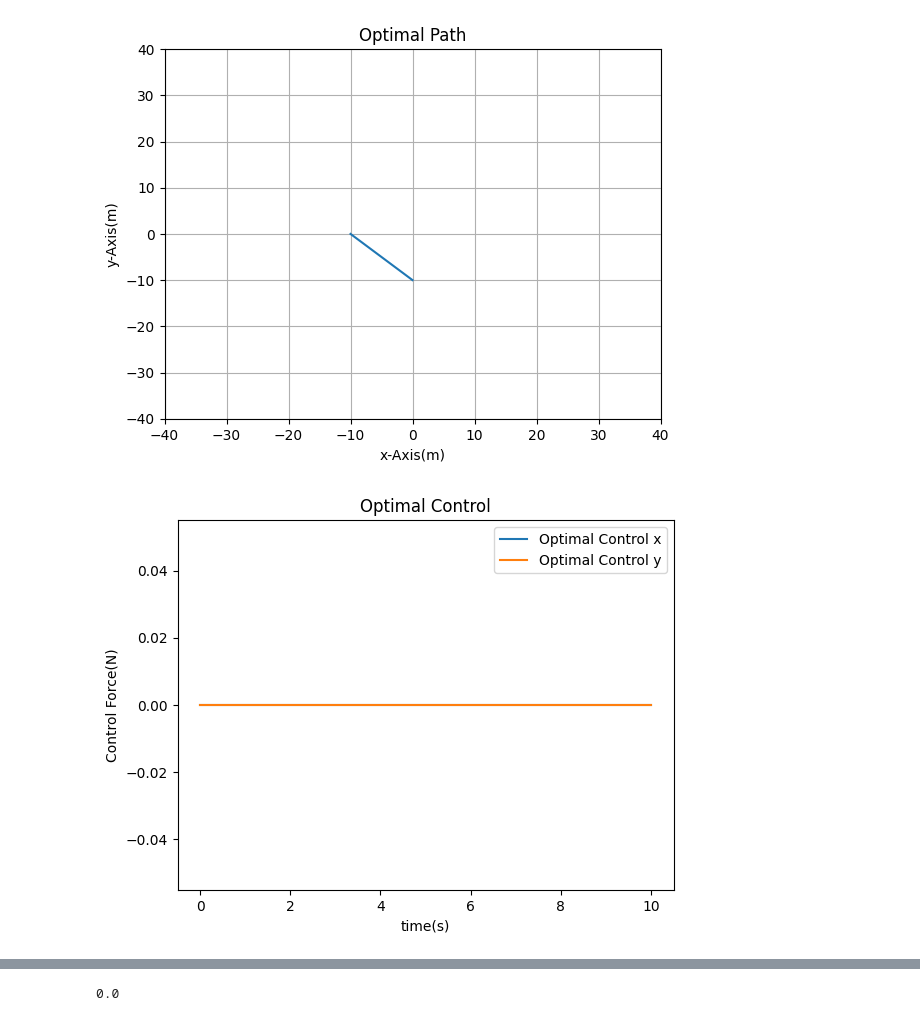
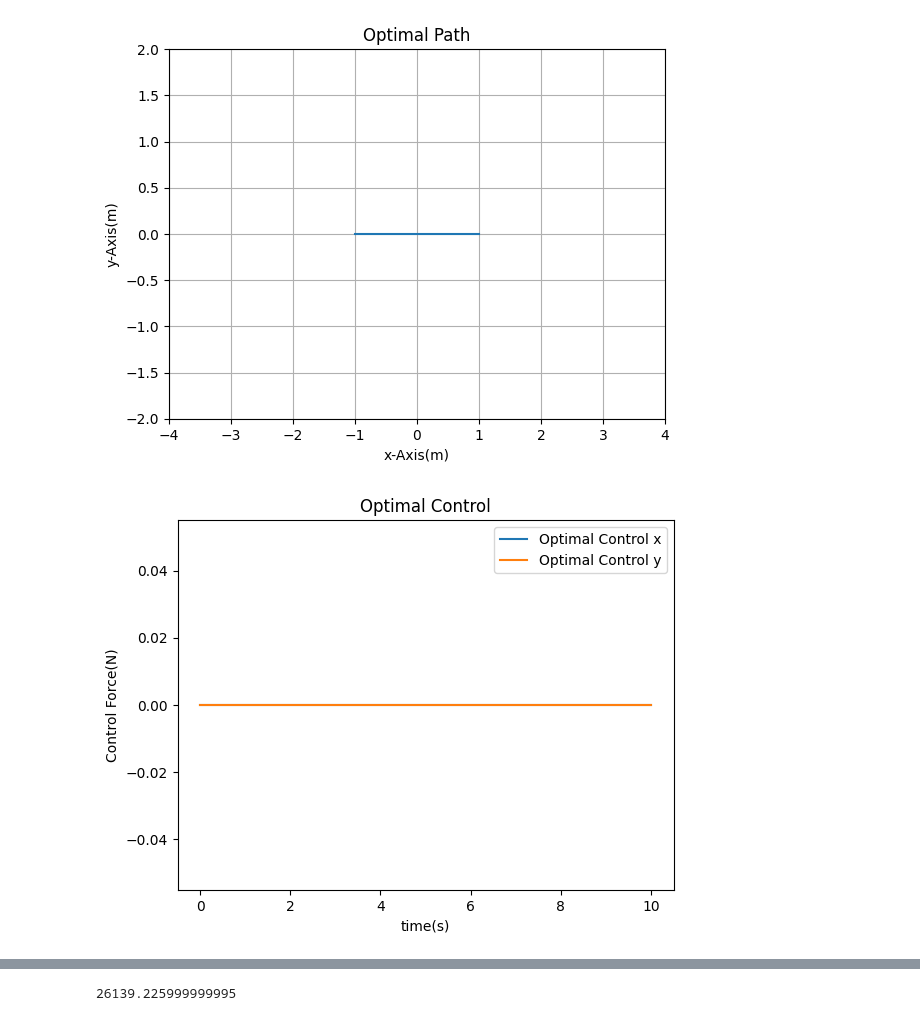
Before and after one commit to NiyiOsinowo/Optimal-Control, a Jupyter notebook: Applications/Trajectory Planning/Particle Trajectory Optimization.ipynb, the cells around one changed output, grey strips where cells are left out. Drawn from its saved outputs; the diff is of its cells as text; code cells hidden in the pictures.

```diff
--- a/Applications/Trajectory Planning/Particle Trajectory Optimization.ipynb
+++ b/Applications/Trajectory Planning/Particle Trajectory Optimization.ipynb
@@ -173,16 +173,17 @@ class ChargeInElectricField(EnforceClassTyping, DirectCollocation):
 
     def objective(self, flattened_trajectory: np.ndarray) -> float:
       position_x, position_y, velocity_x, velocity_y, control_x, control_y = flattened_trajectory.reshape(self.initial_state.size+ np.prod(self.control_dims), self.n_time_steps)
-      # positions= np.stack([position_x, position_y], axis=1)
-      # field_force= self.particle.charge* np.array([self.field.dynamics(position) for position in positions])
+      positions= np.stack([position_x, position_y], axis=1)
+      field_force= np.array([abs(self.field.potential(position)) for position in positions])
       # field_force_x, field_force_y= field_force.T
       # work= sum((field_force_x**2 +field_force_y**2)/2)
       # effort= 0.0
       # for t in range(self.n_time_steps-1):
       #   effort -= (self.time_increment/2)* ((control_x[t]**2 +control_y[t]**2+ control_x[t+1]**2 +control_y[t+1]**2))
-      effort= sum((control_x**2 +control_y**2))/2
-      distance= (sum((velocity_x**2 +velocity_y**2))*self.time_increment)/2
-      return distance
+      # effort= sum((control_x**2))/2 +sum((control_y**2))/2
+      effort= sum(field_force)
+      # distance= (sum((velocity_x**2 +velocity_y**2))*self.time_increment)/2
+      return effort
 
     def state_dynamics(self, state: np.ndarray, time: float, control: np.ndarray):
       """
@@ -229,8 +230,7 @@ class ChargeInElectricField(EnforceClassTyping, DirectCollocation):
                                      method='SLSQP',
                                      bounds=self.bounds,
                                      constraints=({'type': 'eq', 'fun': self.dynamics_constraint},
-                                                  {'type': 'eq', 'fun': self.boundary_constraints}),
-                                                  tol=1e-19)
+                                                  {'type': 'eq', 'fun': self.boundary_constraints}))
         self.optimal_trajectory= solution.x
 
     def plot_trajectory(self, flattened_trajectory: np.ndarray= None):
@@ -239,8 +239,8 @@ class ChargeInElectricField(EnforceClassTyping, DirectCollocation):
       position_x, position_y, velocity_x, velocity_y, control_x, control_y = flattened_trajectory.reshape(self.initial_state.size+ np.prod(self.control_dims), self.n_time_steps)
 
       plt.plot(position_x, position_y)
-      plt.xlim(-40,40)
-      plt.ylim(-40,40)
+      plt.xlim(-2*max(abs(position_x+1)),2*max(abs(position_x+1)))
+      plt.ylim(-2*max(abs(position_y+1)),2*max(abs(position_y+1)))
       plt.grid(True)
       plt.title('Optimal Path')
       plt.xlabel('x-Axis(m)')
@@ -263,47 +263,47 @@ class ChargeInElectricField(EnforceClassTyping, DirectCollocation):
       plt.legend()
       plt.show()
 # %%
-negative_charge= ClassicalParticle(mass=1e-14, charge= -1e-9)
-positive_charge= ClassicalParticle(mass=1e-14, charge= 1e-9)
+negative_charge= ClassicalParticle(mass=1.0, charge= -5e-9)
+positive_charge= ClassicalParticle(mass=1.0, charge= 5e-9)
 sources = {"Particle": [negative_charge],
-           "Position": [np.array([-10.0, -10.0])]}
+           "Position": [np.array([0.0, 0.0])]}
 
 test_electric_field= ElectrostaticField2D(field_sources=sources)
 
 n_time_steps= 100
 final_time= 10.0
-final_state= np.array([-10.0, 0.0, 0.0, 0.0])#[x, y, v_x, v_y]
-initial_state= np.array([0.0, -10.0, 0.0, 0.0])#[x, y, v_x, v_y]
+final_state= np.array([-1.0, 0.0, 0.0, 0.0])#[x, y, v_x, v_y]
+initial_state= np.array([1.0, 0.0, 0.0, 0.0])#[x, y, v_x, v_y]
 control_dims= (2,)
-ux_max= 1e-9
-ux_min= -1e-9
-uy_max= 1e-9
-uy_min= -1e-9
+ux_max= 10.0
+ux_min= -10.0
+uy_max= 10.0
+uy_min= -10.0
 initial_guess= np.zeros(n_time_steps*(initial_state.size+ np.prod(control_dims)))
 initial_guess[:n_time_steps] = np.linspace(initial_state[0], final_state[0], n_time_steps)  # xPosition Initial Guess
 initial_guess[n_time_steps:2*n_time_steps] = np.linspace(initial_state[1], final_state[1], n_time_steps)  # yPosition Initial Guess
 initial_guess[2*n_time_steps:3*n_time_steps] = np.linspace(initial_state[2], final_state[2], n_time_steps)  # xVelocity Initial Guess
 initial_guess[3*n_time_steps:4*n_time_steps] = np.linspace(initial_state[3], final_state[3], n_time_steps)  # yVelocity Initial Guess
 
 charge_in_electric_field= ChargeInElectricField(n_time_steps,
                                                 final_time,
                                                 initial_state,
                                                 final_state,
                                                 control_dims,
                                                 initial_guess,
                                                 test_electric_field,
                                                 negative_charge,
                                                 ux_max,
                                                 ux_min,
                                                 uy_max,
                                                 uy_min)
 charge_in_electric_field.plot_trajectory(initial_guess)
 charge_in_electric_field.objective(initial_guess)
 # %% [output]
-[figure, old version]
+[figure, new version]
 [figure]
 [figure]
-0.0
+26139.225999999995
 # %%
 charge_in_electric_field.solve()
 charge_in_electric_field.plot_trajectory()
```
Also changed, not shown: parts of 1 cell of this notebook.
